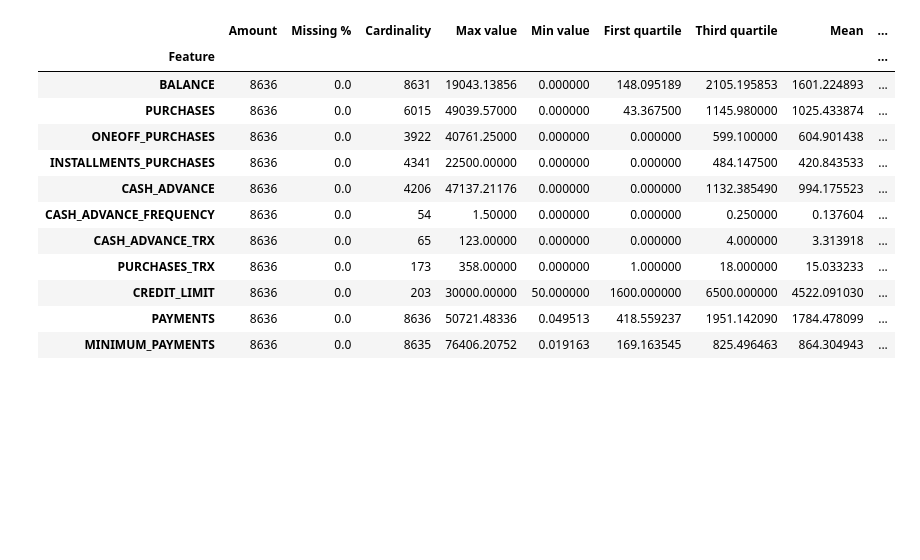
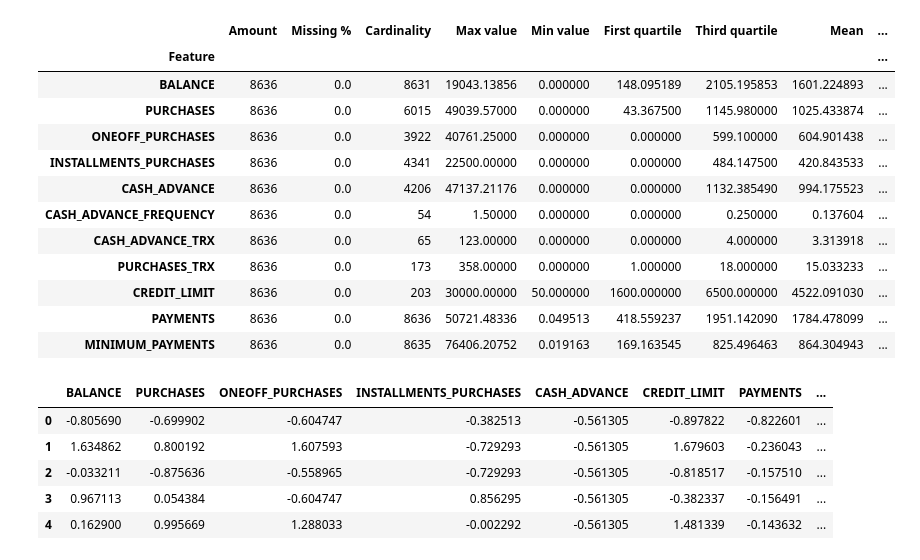
Before and after one commit to rutagaiz/intelektika_komandinis, a Jupyter notebook: trecias.ipynb, the cells around one changed output. Cells and saved outputs as stored; diff of their text form; code cells hidden in the pictures; blank space fills up the shorter version.

```diff
--- a/trecias.ipynb
+++ b/trecias.ipynb
@@ -97,3 +103,24 @@ con_stats_df
 | CREDIT_LIMIT | 8636 | 0.0 | 203 | 30000.00000 | 50.000000 | 1600.000000 | 6500.000000 | 4522.091030 | ... |
 | PAYMENTS | 8636 | 0.0 | 8636 | 50721.48336 | 0.049513 | 418.559237 | 1951.142090 | 1784.478099 | ... |
 | MINIMUM_PAYMENTS | 8636 | 0.0 | 8635 | 76406.20752 | 0.019163 | 169.163545 | 825.496463 | 864.304943 | ... |
+# %%
+Q1 = data.quantile(0.25)
+Q3 = data.quantile(0.75)
+
+IQR = Q3 - Q1
+
+data_clean = data[~((data < (Q1 - 1.5 * IQR)) | (data > (Q3 + 1.5 * IQR))).any(axis=1)]
+
+continuous_cols = [col for col in data_clean.columns if data_clean[col].nunique() >= 50]
+data_cont = data_clean[continuous_cols]
+
+scaler = StandardScaler()
+data_scaled = pd.DataFrame(scaler.fit_transform(data_cont), columns=continuous_cols)
+data_scaled.head()
+# %% [output]
+|  | BALANCE | PURCHASES | ONEOFF_PURCHASES | INSTALLMENTS_PURCHASES | CASH_ADVANCE | CREDIT_LIMIT | PAYMENTS | ... |
+| 0 | -0.805690 | -0.699902 | -0.604747 | -0.382513 | -0.561305 | -0.897822 | -0.822601 | ... |
+| 1 | 1.634862 | 0.800192 | 1.607593 | -0.729293 | -0.561305 | 1.679603 | -0.236043 | ... |
+| 2 | -0.033211 | -0.875636 | -0.558965 | -0.729293 | -0.561305 | -0.818517 | -0.157510 | ... |
+| 3 | 0.967113 | 0.054384 | -0.604747 | 0.856295 | -0.561305 | -0.382337 | -0.156491 | ... |
+| 4 | 0.162900 | 0.995669 | 1.288033 | -0.002292 | -0.561305 | 1.481339 | -0.143632 | ... |
```
Also changed, not shown: parts of 4 cells of this notebook.
